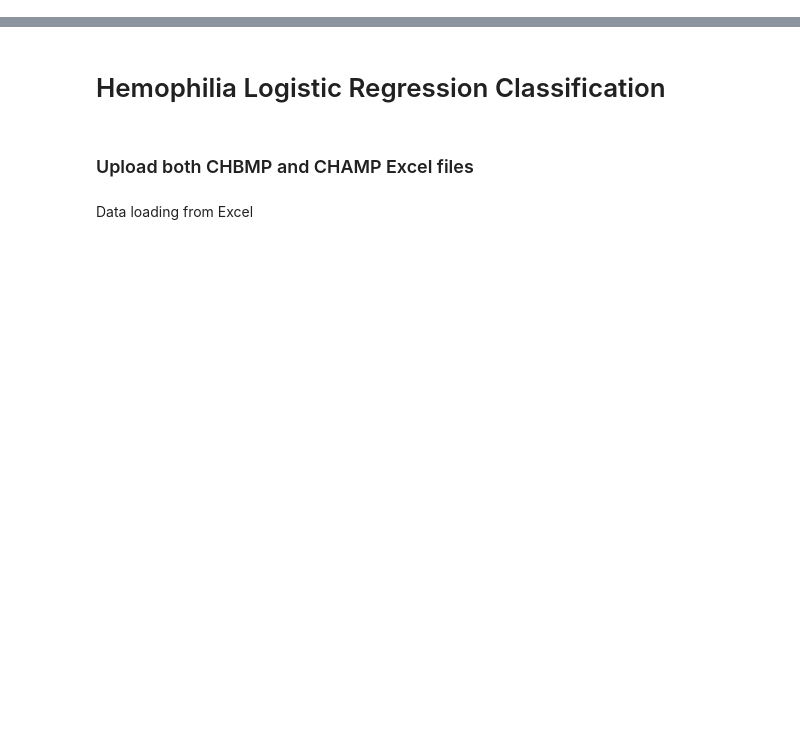
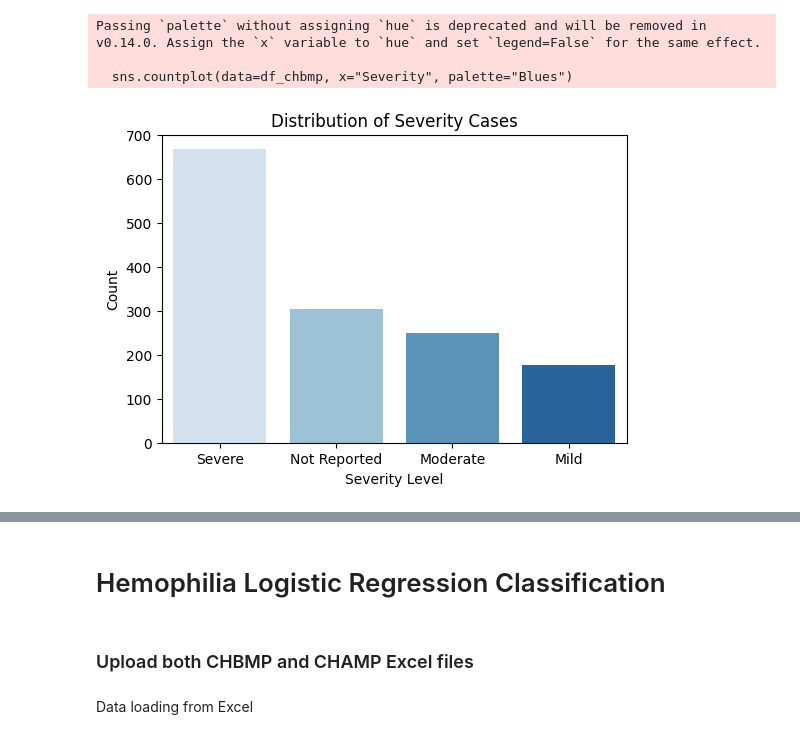
Before and after one commit to kathisw/hemophilia, a Jupyter notebook: Hemophilia_Logistic_Regression_ipynb.ipynb, the cells around one changed output, grey strips where cells are left out. Cells and saved outputs as stored; diff of their text form; code cells hidden in the pictures; blank space fills up the shorter version.

```diff
--- a/Hemophilia_Logistic_Regression_ipynb.ipynb
+++ b/Hemophilia_Logistic_Regression_ipynb.ipynb
@@ -2,0 +36,11 @@
+# %%
+# Define the function to classify severity from raw columns
+def classify_severity(row):
+    if "Severe" in str(row).strip():
+        return "Severe"
+    elif "Moderate" in str(row).strip():
+        return "Moderate"
+    elif "Mild" in str(row).strip():
+        return "Mild"
+    else:
+        return "Not Reported"
@@ -2,0 +213,16 @@
+# %%
+def classify_severity(row):
+    # Updated column names to match the actual column names in the DataFrame
+    if row["Severe\n(<1U/dL)"] == "X":
+        return "Severe"
+    elif row["Moderate\n(1-5U/dL)"] == "X":
+        return "Moderate"
+    elif row["Mild\n(>5U/dL)"] == "X":
+        return "Mild"
+    else:
+        return "Not Reported"
+
+df_chbmp["Severity"] = df_chbmp.apply(classify_severity, axis=1)
+
+print("\nFinal Severity Distribution:")
+print(df_chbmp["Severity"].value_counts())
@@ -2,0 +237,16 @@
+# %%
+import matplotlib.pyplot as plt
+import seaborn as sns
+
+
+plt.figure(figsize=(6,4))
+sns.countplot(data=df_chbmp, x="Severity", palette="Blues")
+plt.title("Distribution of Severity Cases")
+plt.xlabel("Severity Level")
+plt.ylabel("Count")
+plt.show()
+# %% [output]
+Passing `palette` without assigning `hue` is deprecated and will be removed in v0.14.0. Assign the `x` variable to `hue` and set `legend=False` for the same effect.
+
+  sns.countplot(data=df_chbmp, x="Severity", palette="Blues")
+[figure, added]
```
Also changed, not shown: parts of 31 cells of this notebook.
